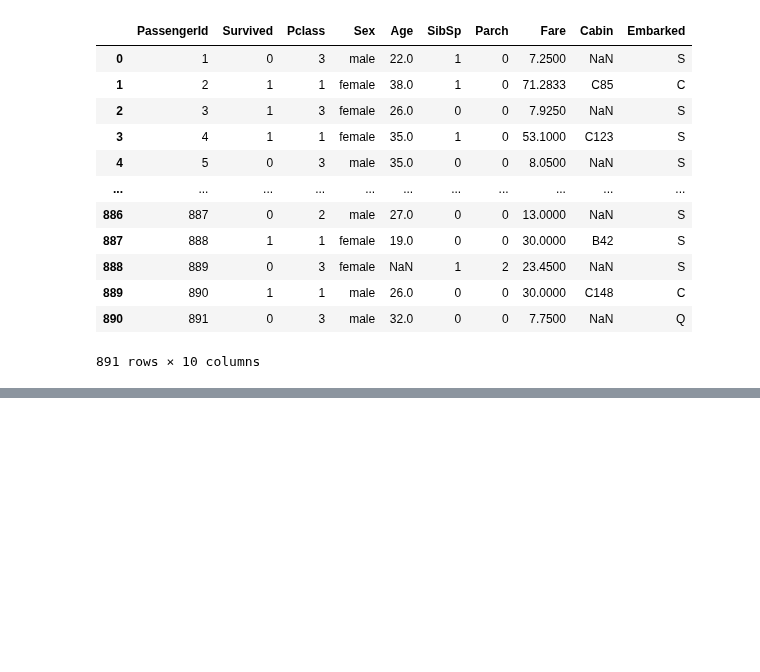
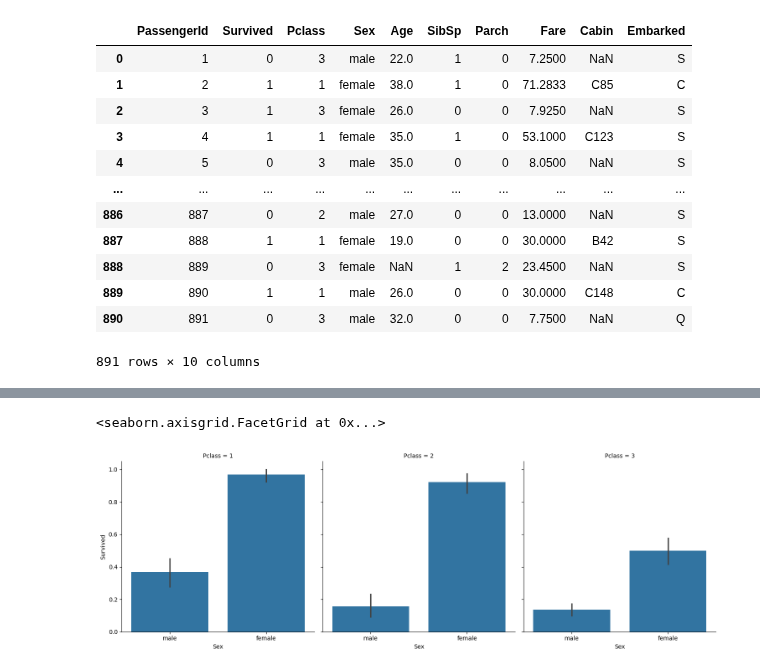
Before and after one commit to student3020707/notebooks, a Jupyter notebook: Titanic.ipynb, the cells around one changed output, grey strips where cells are left out. Drawn from its saved outputs; the diff is of its cells as text; code cells hidden in the pictures; blank space fills up the shorter version.

```diff
--- a/Titanic.ipynb
+++ b/Titanic.ipynb
@@ -188 +218,6 @@ memory usage: 83.7+ KB
+# %%
+sb.catplot(x='Sex', y='Survived', col='Pclass', data=df_full, kind='bar')
+# %% [output]
+<seaborn.axisgrid.FacetGrid at 0x...>
+[figure, added]
 # %%
```
Also changed, not shown: parts of 19 cells of this notebook, 3 other files.
